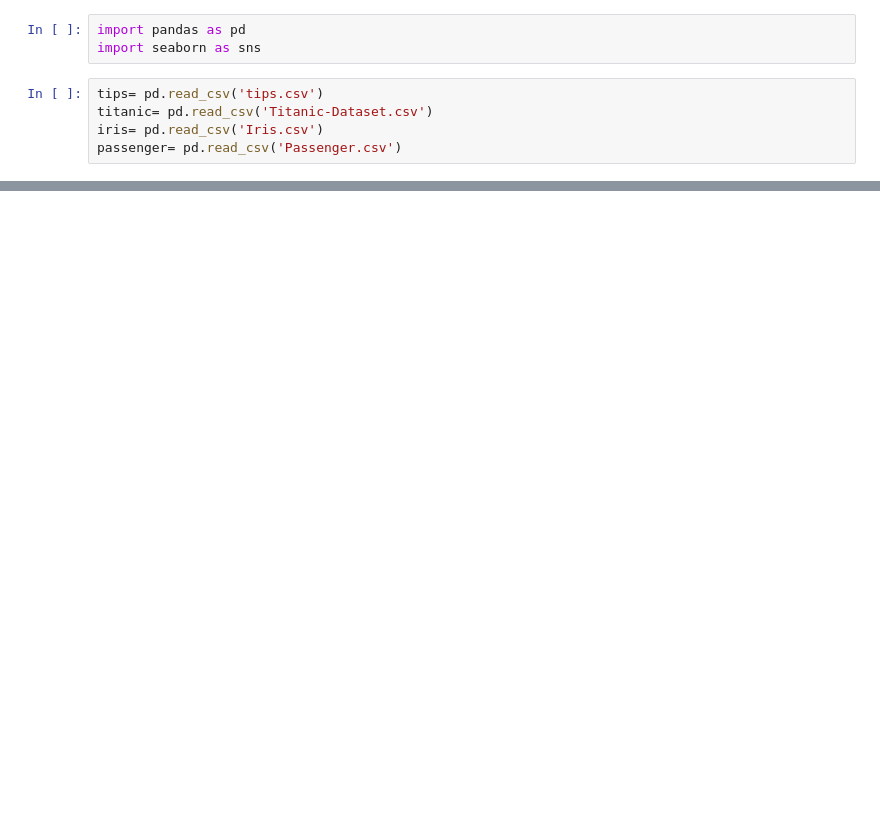
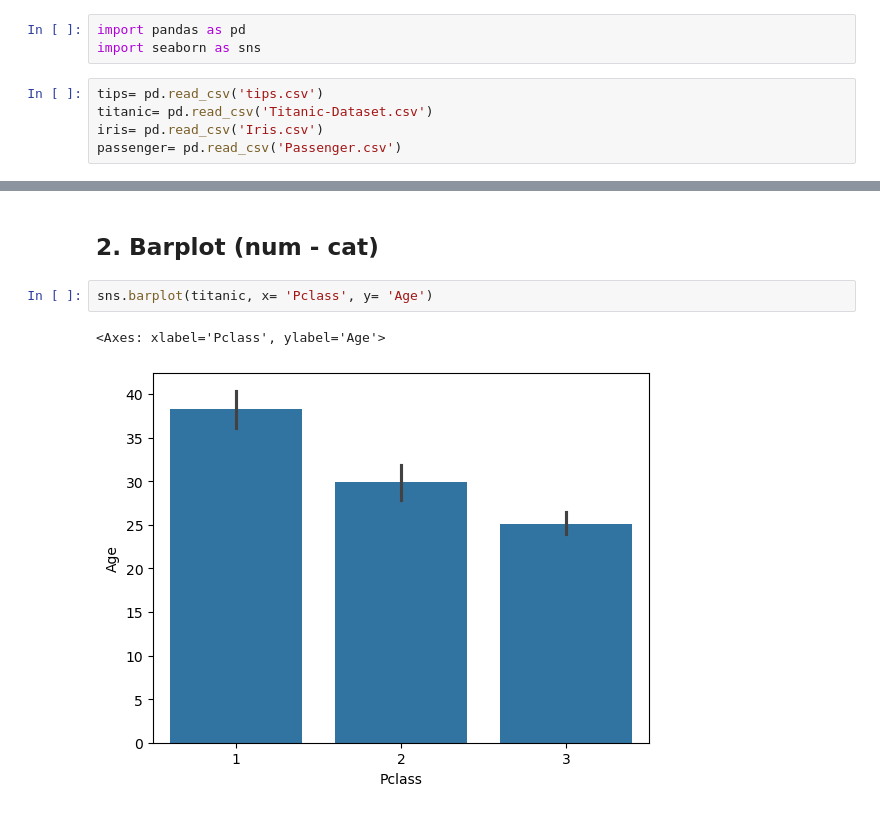
Before and after one commit to moksh-m9u/Machine-Learning, a Jupyter notebook: EDA/Bivariate_analysis/Bivariate.ipynb, the cells around one changed output, grey strips where cells are left out. Drawn from its saved outputs; the diff is of its cells as text; blank space fills up the shorter version.

```diff
--- a/EDA/Bivariate_analysis/Bivariate.ipynb
+++ b/EDA/Bivariate_analysis/Bivariate.ipynb
@@ -22,0 +44,7 @@ KeyError: "None of [Index([('year', 'month', '#Passengers')], dtype='object')] a
+# %% [markdown]
+## 2. Barplot (num - cat)
+# %%
+sns.barplot(titanic, x= 'Pclass', y= 'Age')
+# %% [output]
+<Axes: xlabel='Pclass', ylabel='Age'>
+[figure, added]
```
Also changed, not shown: parts of 11 cells of this notebook.
